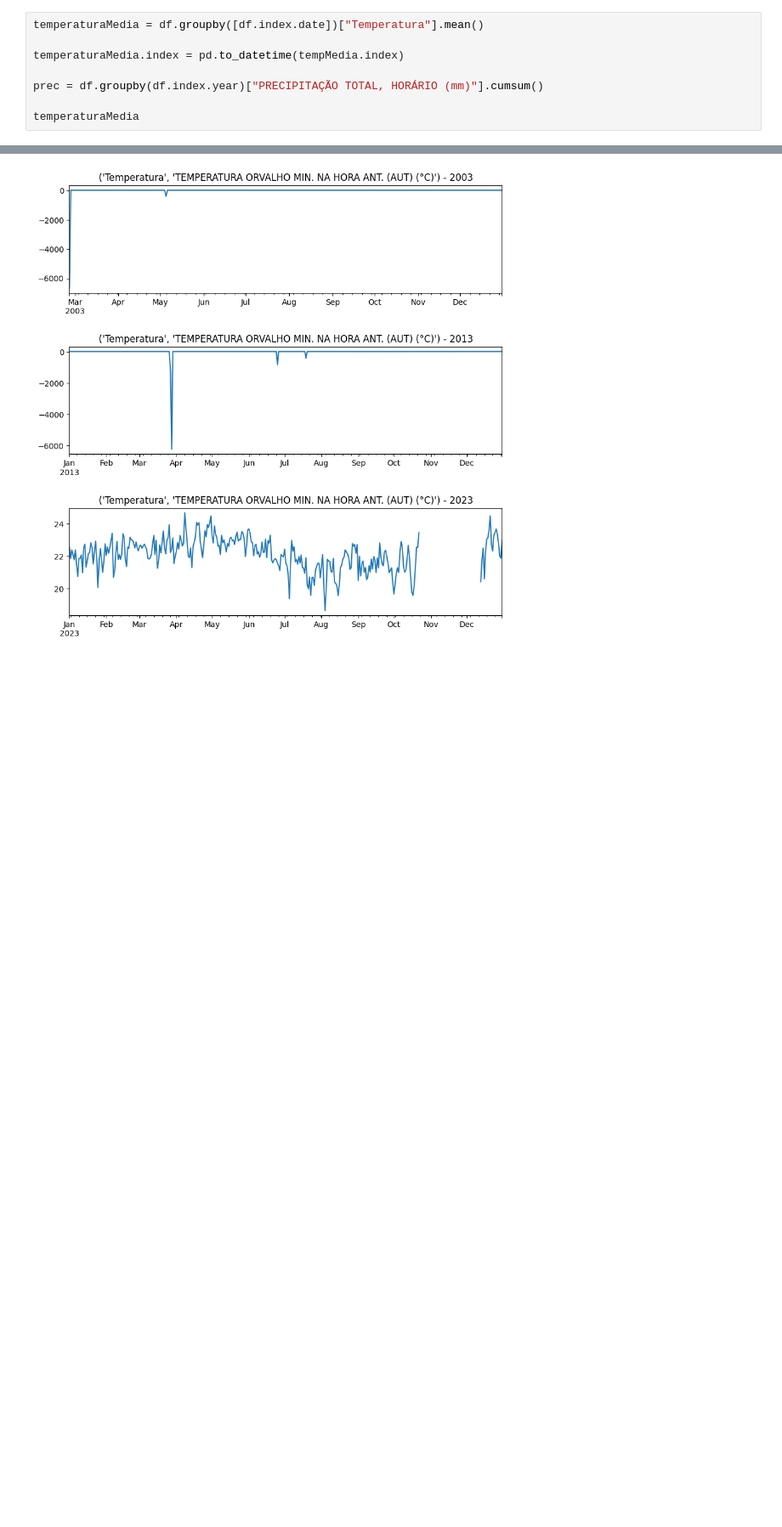
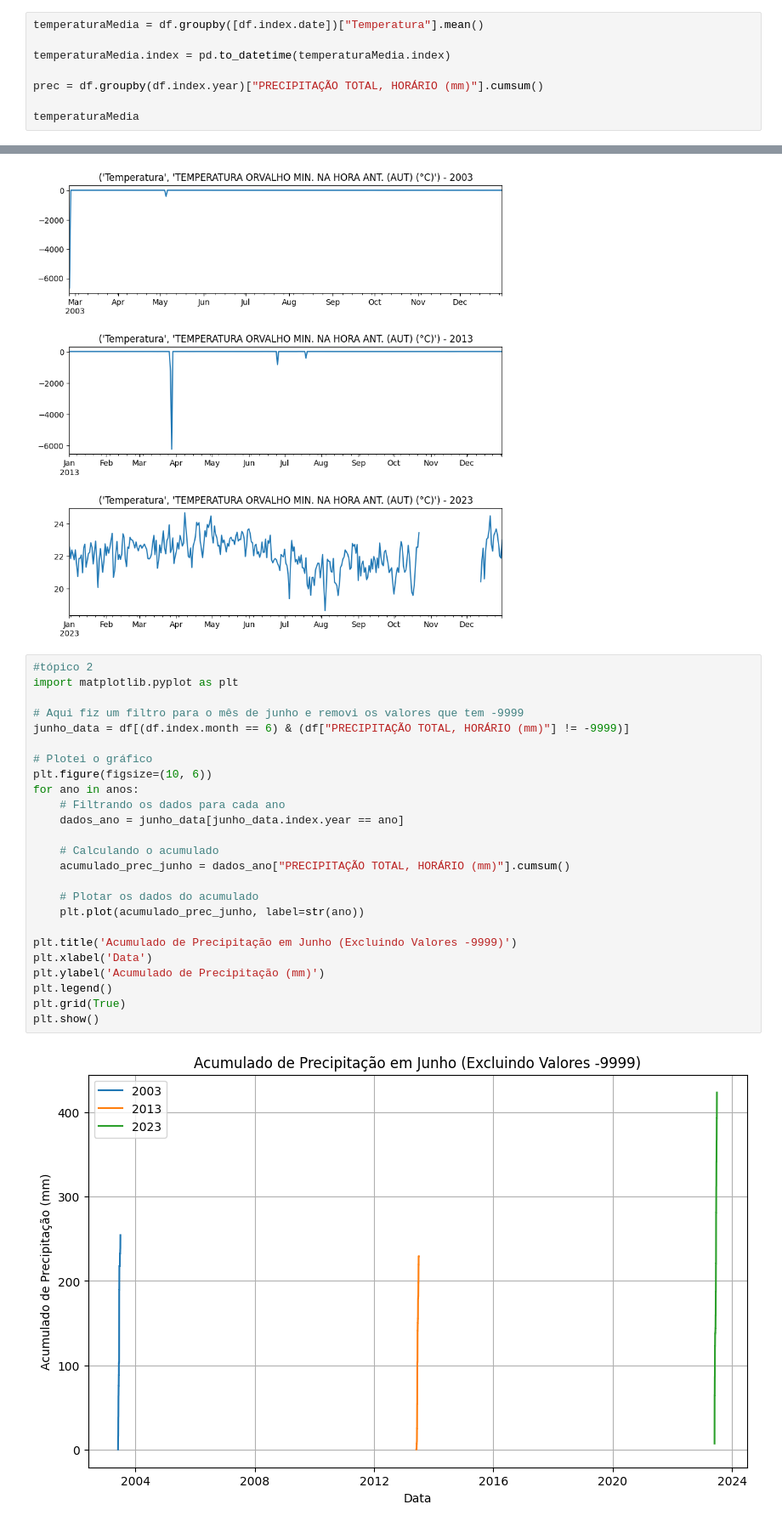
Before and after one commit to brenndol/Trilha_PythonRESTIC18, a Jupyter notebook: P009/sub.ipynb, the cells around one changed output, grey strips where cells are left out. Shown: that part at 85% size. Saved outputs shown, nothing was run; the diff lists cells and outputs as text; blank space fills up the shorter version.

Commit message:
tópico 2 da P009

```diff
--- a/P009/sub.ipynb
+++ b/P009/sub.ipynb
@@ -117,7 +117,7 @@ df.head(24)
 # %%
 temperaturaMedia = df.groupby([df.index.date])["Temperatura"].mean()
 
-temperaturaMedia.index = pd.to_datetime(tempMedia.index)
+temperaturaMedia.index = pd.to_datetime(temperaturaMedia.index)
 
 prec = df.groupby(df.index.year)["PRECIPITAÇÃO TOTAL, HORÁRIO (mm)"].cumsum()
 
@@ -156,3 +156,30 @@ for j in temperaturaMedia.columns.to_list():
 [figure]
 [figure]
 [figure]
+# %%
+#tópico 2
+import matplotlib.pyplot as plt
+
+# Aqui fiz um filtro para o mês de junho e removi os valores que tem -9999
+junho_data = df[(df.index.month == 6) & (df["PRECIPITAÇÃO TOTAL, HORÁRIO (mm)"] != -9999)]
+
+# Plotei o gráfico
+plt.figure(figsize=(10, 6))
+for ano in anos:
+    # Filtrando os dados para cada ano
+    dados_ano = junho_data[junho_data.index.year == ano]
+
+    # Calculando o acumulado
+    acumulado_prec_junho = dados_ano["PRECIPITAÇÃO TOTAL, HORÁRIO (mm)"].cumsum()
+
+    # Plotar os dados do acumulado
+    plt.plot(acumulado_prec_junho, label=str(ano))
+
+plt.title('Acumulado de Precipitação em Junho (Excluindo Valores -9999)')
+plt.xlabel('Data')
+plt.ylabel('Acumulado de Precipitação (mm)')
+plt.legend()
+plt.grid(True)
+plt.show()
+# %% [output]
+[figure, added]
```
